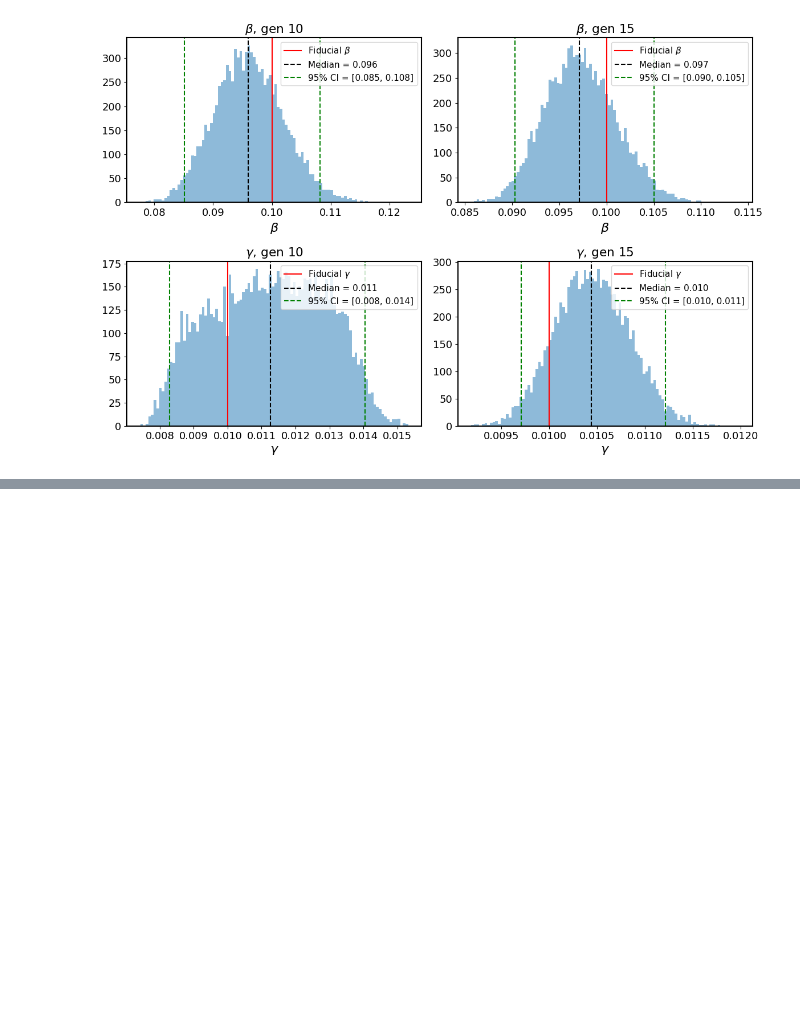
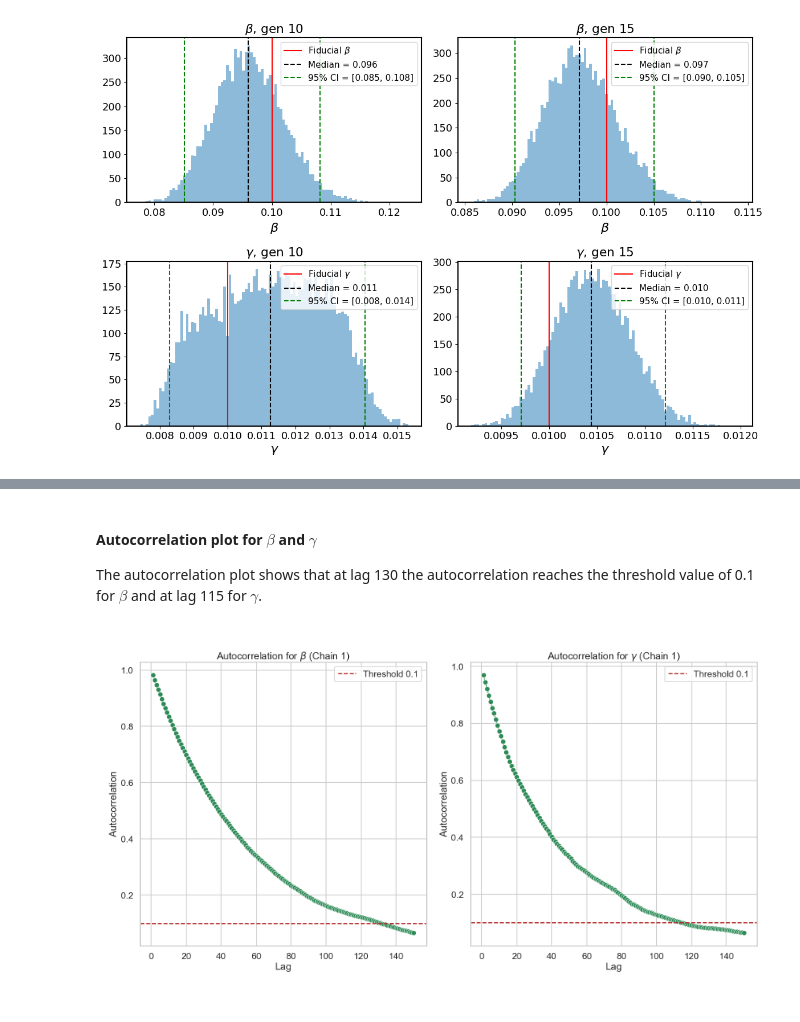
Before and after one commit to Berto70/abc_sir, a Jupyter notebook: final_notebook.ipynb, the cells around one changed output, grey strips where cells are left out. Drawn from its saved outputs; the diff is of its cells as text; code cells hidden in the pictures; blank space fills up the shorter version.

```diff
--- a/final_notebook.ipynb
+++ b/final_notebook.ipynb
@@ -256,0 +277,8 @@ We do not report the plots here, but if we consider $\varepsilon=1$
+# %% [markdown]
+#### Autocorrelation plot for $\beta$ and $\gamma$
+
+The autocorrelation plot shows that at lag 130 the autocorrelation reaches the threshold value of 0.1 for $\beta$ and at lag 115 for $\gamma$.
+# %%
+Image.open('./py_code/plot/Autocorrelation_lag150_Beta_Gamma_600giorni.png')
+# %% [output]
+[figure, added]
```
Also changed, not shown: parts of 12 cells of this notebook.
